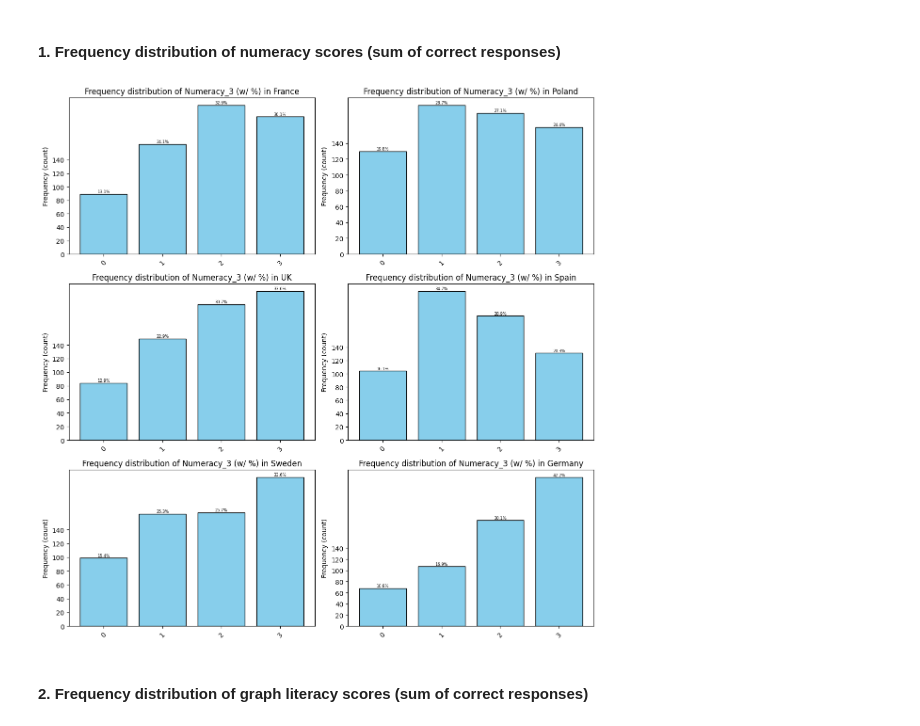
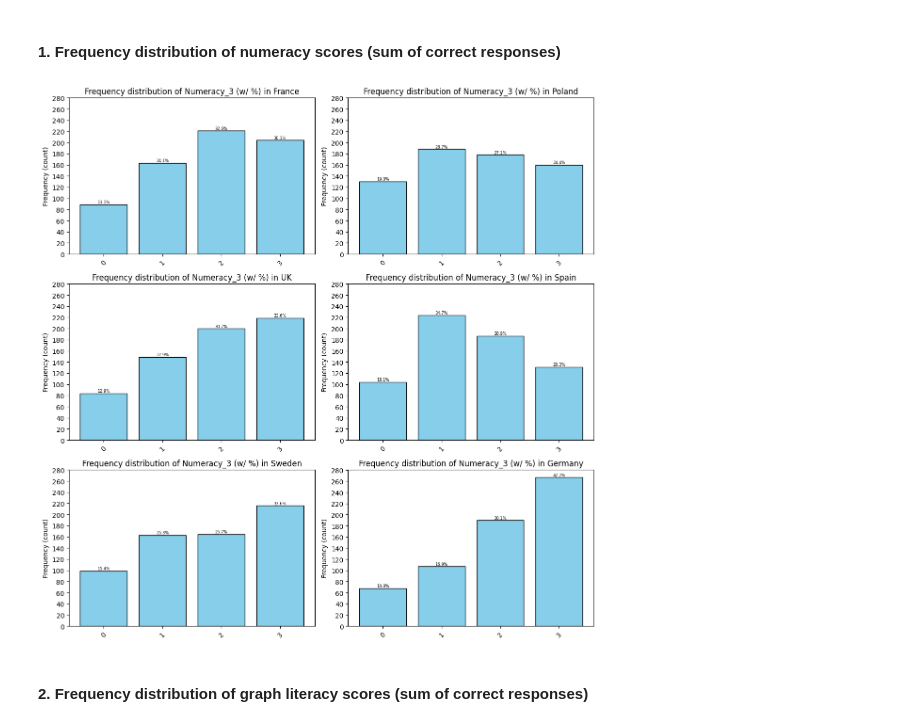
Before and after one commit to Leshleon/risk-literacy, a Jupyter notebook: data_analysis/new_code/final/221025_RL_euro_ind.ipynb, the cells around one changed output. Drawn from its saved outputs; the diff is of its cells as text; code cells hidden in the pictures.

```diff
--- a/data_analysis/new_code/final/221025_RL_euro_ind.ipynb
+++ b/data_analysis/new_code/final/221025_RL_euro_ind.ipynb
@@ -73,6 +105,11 @@ df00 = pd.read_pickle(rf"{import_folder_path}/Europe_dataset_scoredOnly.pkl")
 # NAIVE RL caluclation
 df00["Naive_RL_6"] = df00["GraphLiteracy_3"] + df00["Numeracy_3"]
 df00["Naive_RL_%"] = df00["Naive_RL_6"] / 6 * 100
+
+# natural log of wealth
+natural_log_mask = df00["wealth"] != -1
+df00.loc[natural_log_mask, "log_wealth"] = np.log(df00.loc[natural_log_mask, "wealth"] + 1)
+df00["log_wealth"] = df00["log_wealth"].fillna(0)
 # %%
 # print("Total Observations:", df00["Q1"].count())
 
@@ -119,31 +197,31 @@ Income_code:
 # %%
 fig, axes = plt.subplots(3, 2, figsize = [12, 12])
 axes = axes.flatten()
 
 countries = euro["country_text"].value_counts().index.to_list()
 
 for i, country in enumerate(countries):
     sample = euro.loc[euro["country_text"] == country, "Numeracy_3"].value_counts().sort_index()
     x = sample.index
     y = sample.values
     total = sample.sum()
 
     axes[i].bar(x, y, color="skyblue", edgecolor='black')
 
     for j, value in zip(sample.index, sample.values):
         axes[i].text(j, value + 0.5, f"{value/total * 100:.1f}%", ha = "center", va = "bottom", fontsize=6, color="black")
 
-    axes[i].set_yticks(np.arange(0, 151, step = 20))
+    axes[i].set_yticks(np.arange(0, 300, step = 20))
     axes[i].set_xticks(x)
     axes[i].set_xticklabels(x, rotation = 45, ha = "center")
 
     axes[i].set_ylabel(f"Frequency (count)")
     axes[i].set_title(f"Frequency distribution of Numeracy_3 (w/ %) in {country}")
 
 plt.tight_layout()
 plt.show()
 # %% [output]
-[figure, old version]
+[figure, new version]
 # %% [markdown]
 #### 2. Frequency distribution of graph literacy scores (sum of correct responses)
 # %%
```
Also changed, not shown: parts of 125 cells of this notebook, 5 other files.
